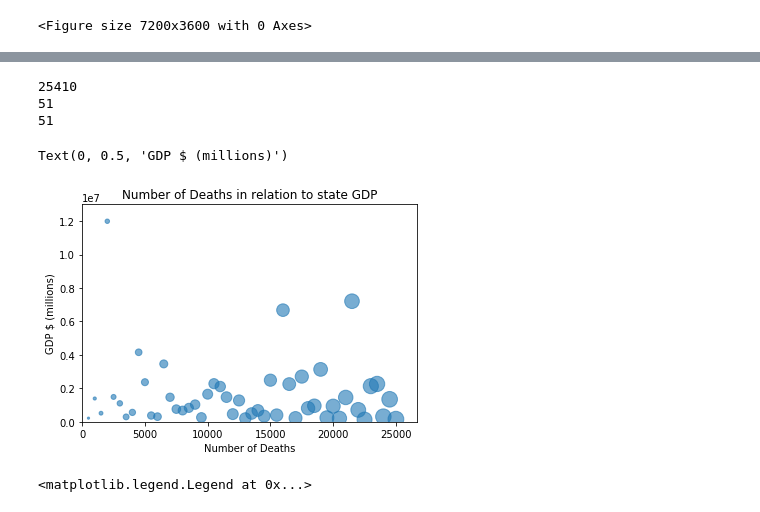
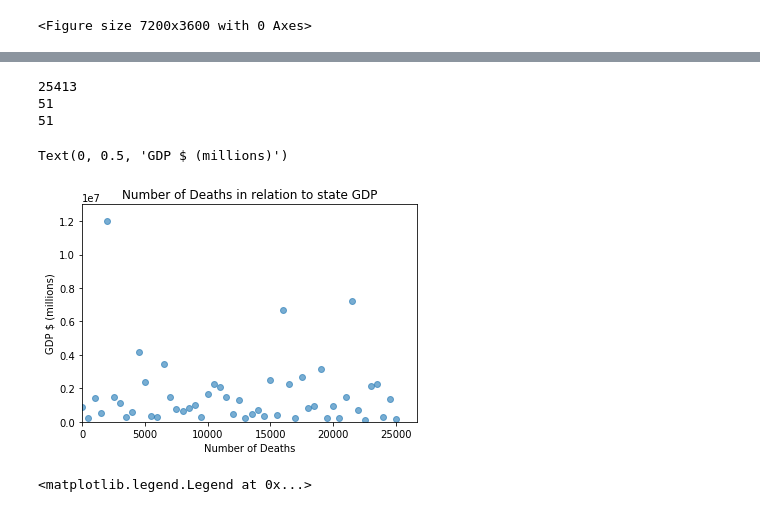
Before and after one commit to gelopez21/ProjectOne, a Jupyter notebook: Project One - Visualizations .ipynb, the cells around one changed output, grey strips where cells are left out. Saved outputs shown, nothing was run; the diff lists cells and outputs as text; code cells hidden in the pictures.

Commit message:
more visualizations

```diff
--- a/Project One - Visualizations .ipynb
+++ b/Project One - Visualizations .ipynb
@@ -189,29 +236,32 @@ fig
 # %%
 # x_limit = df['Total GDP'].max()
 # print(x_limit)
 # x_axis = np.arange(0, x_limit, 100)
 x_limit = df['Number of Deaths'].max()
 print(x_limit)
 x_axis = np.arange(0, x_limit, 500)
 
 print(len(x_axis))
 
 data = df['Total GDP']
 
 print(len(data))
-plt.scatter(x=x_axis, y=data, s=x_axis*.01, alpha=0.6)
+plt.scatter(x=x_axis, y=data, alpha=0.6)
 
 plt.ylim(0, 13000000)
 plt.xlim(0, x_limit*1.05)
 plt.title('Number of Deaths in relation to state GDP')
 plt.xlabel('Number of Deaths')
 plt.ylabel('GDP $ (millions)')
+
+#get r values & linear regression
+# s=x_axis*.01,
 # %% [output]
-25410
+25413
 51
 51
 Text(0, 0.5, 'GDP $ (millions)')
-[figure, old version]
+[figure, new version]
 # %%
 regions = df.groupby('Region')
 
```
Also changed, not shown: parts of 9 cells of this notebook, 3 other files.
